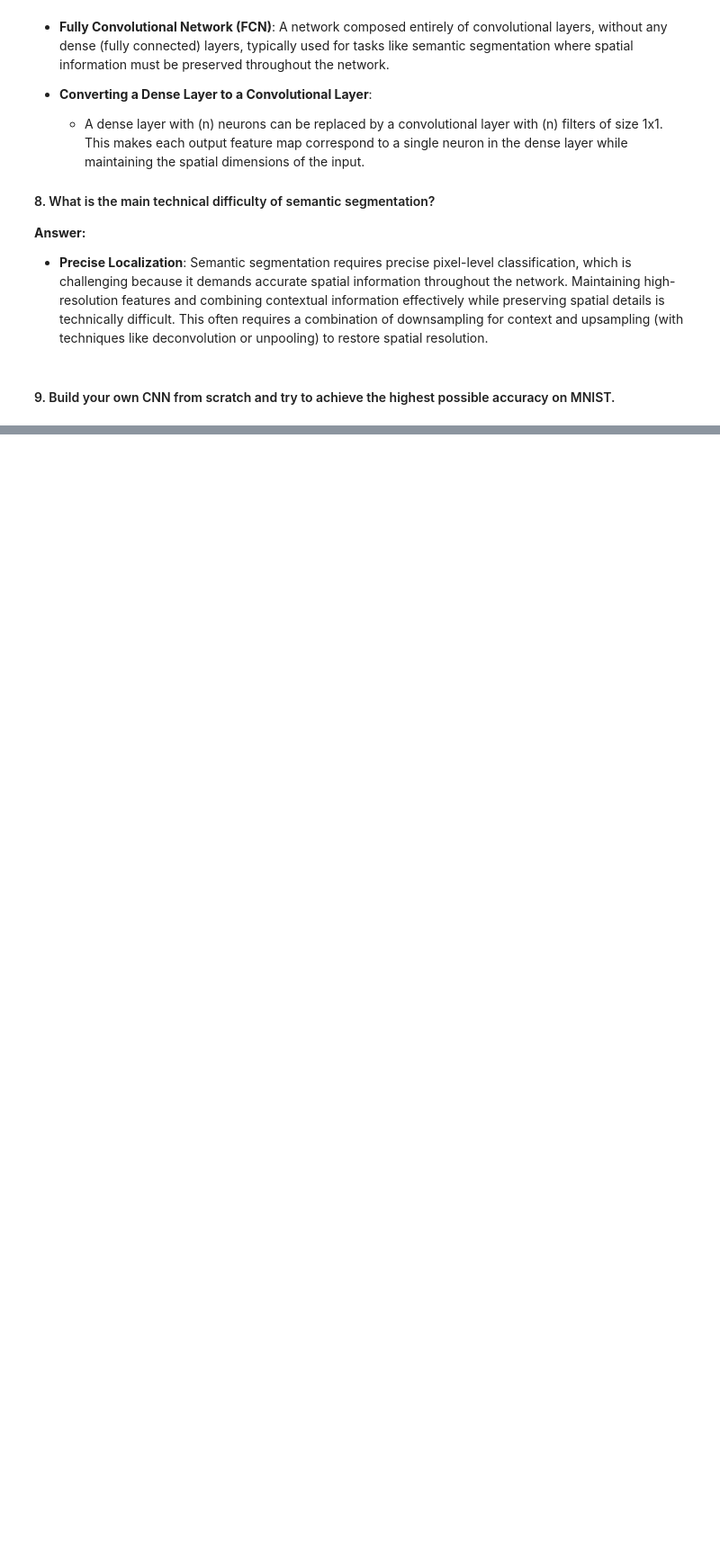
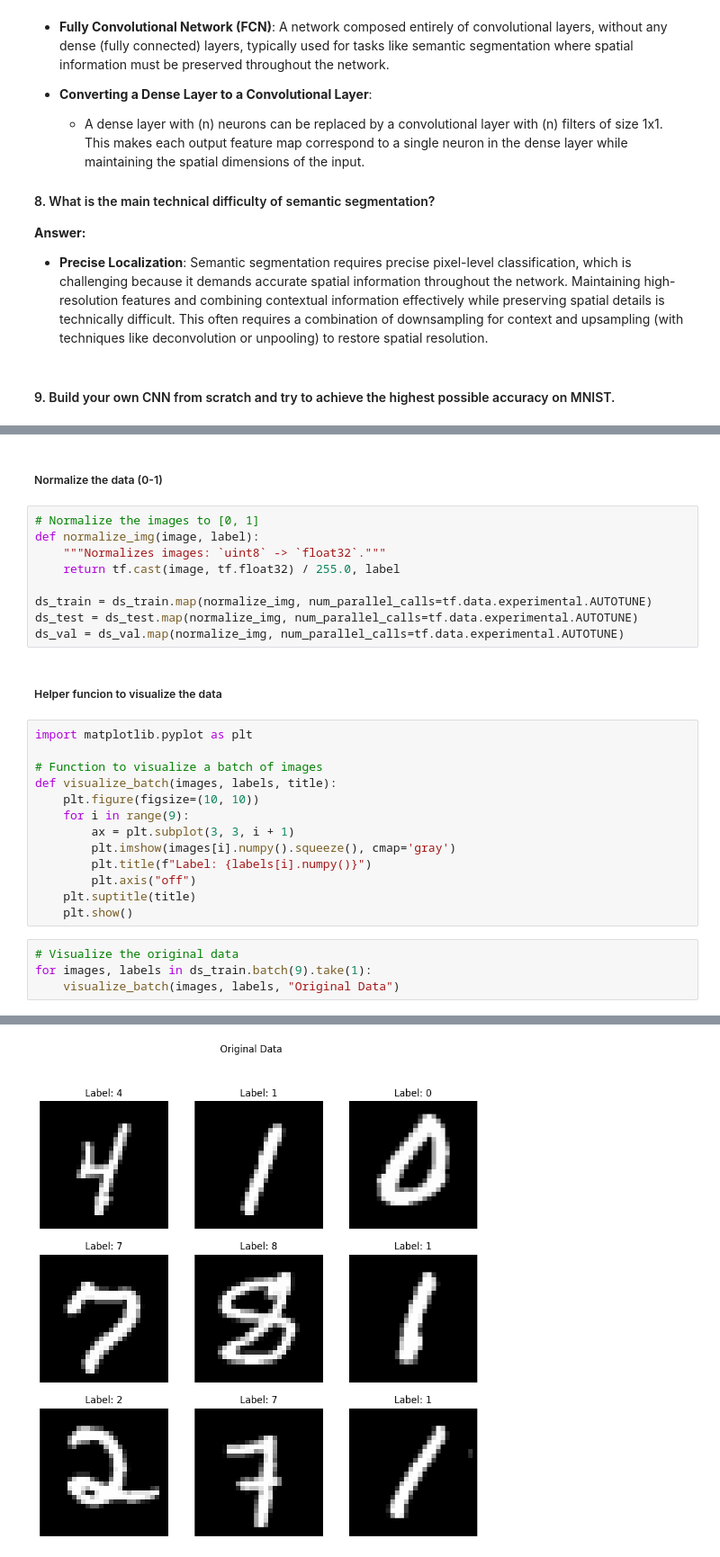
Before and after one commit to IamIK01/handson-ml-IK, a Jupyter notebook: chapter_14.ipynb, the cells around one changed output, grey strips where cells are left out. Shown: that part at 90% size. Drawn from its saved outputs; the diff is of its cells as text; blank space fills up the shorter version.

```diff
--- a/chapter_14.ipynb
+++ b/chapter_14.ipynb
@@ -166,0 +173,31 @@ import tensorflow_datasets as tfds
+# %% [markdown]
+##### Normalize the data (0-1)
+# %%
+# Normalize the images to [0, 1]
+def normalize_img(image, label):
+    """Normalizes images: `uint8` -> `float32`."""
+    return tf.cast(image, tf.float32) / 255.0, label
+
+ds_train = ds_train.map(normalize_img, num_parallel_calls=tf.data.experimental.AUTOTUNE)
+ds_test = ds_test.map(normalize_img, num_parallel_calls=tf.data.experimental.AUTOTUNE)
+ds_val = ds_val.map(normalize_img, num_parallel_calls=tf.data.experimental.AUTOTUNE)
+# %% [markdown]
+##### Helper funcion to visualize the data
+# %%
+import matplotlib.pyplot as plt
+
+# Function to visualize a batch of images
+def visualize_batch(images, labels, title):
+    plt.figure(figsize=(10, 10))
+    for i in range(9):
+        ax = plt.subplot(3, 3, i + 1)
+        plt.imshow(images[i].numpy().squeeze(), cmap='gray')
+        plt.title(f"Label: {labels[i].numpy()}")
+        plt.axis("off")
+    plt.suptitle(title)
+    plt.show()
+# %%
+# Visualize the original data
+for images, labels in ds_train.batch(9).take(1):
+    visualize_batch(images, labels, "Original Data")
+# %% [output]
@@ -166,0 +205 @@ import tensorflow_datasets as tfds
+[figure, added]
```
Also changed, not shown: parts of 13 cells of this notebook.
